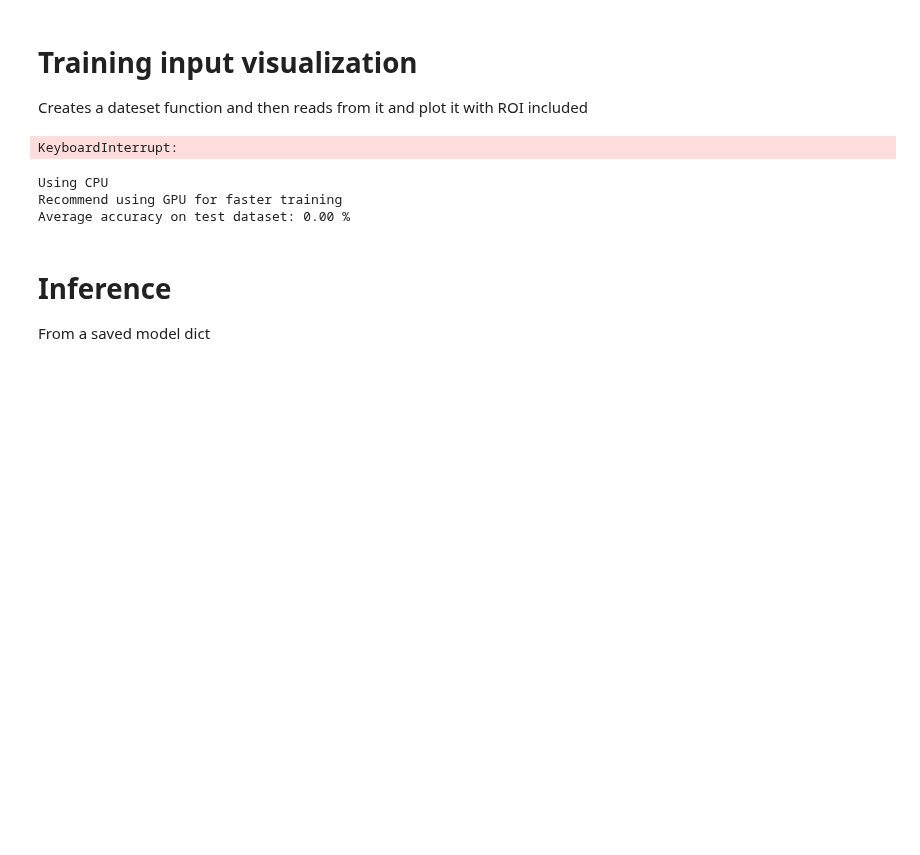
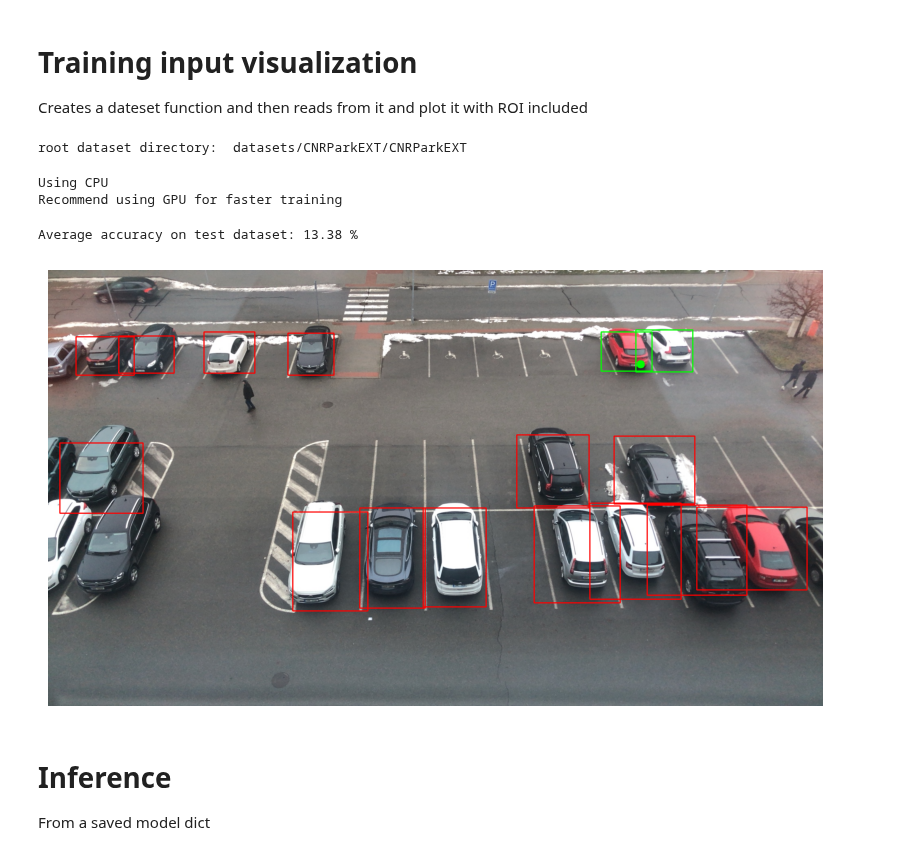
Before and after one commit to Eighonet/parking-research, a Jupyter notebook: Models/inference.ipynb, the cells around one changed output. Cells and saved outputs as stored; diff of their text form; code cells hidden in the pictures; blank space fills up the shorter version.

```diff
--- a/Models/inference.ipynb
+++ b/Models/inference.ipynb
@@ -37,50 +37,53 @@ Creates a dateset function and then reads from it and plot it with ROI included
 # %%
 from baselines.utils.process_data import get_dataframe
 
-get_dataframe("datasets/PKLot")
+get_dataframe("datasets/CNRParkEXT")
 # %% [output]
-KeyboardInterrupt:
+root dataset directory:  datasets/CNRParkEXT/CNRParkEXT
 # %%
 from baselines.utils.inter_utils import *
 from baselines.intersection_based.inter_models import *
 from baselines.utils.common_utils import seed_everything, get_device
 import pandas as pd
 import warnings
+import argparse
+
 
 warnings.filterwarnings("ignore")
 device = get_device()
 
 dataset = "T10LOT"
 
 dataset_path = os.path.join("datasets/"+dataset, dataset)
 model = get_model(retinanet_mobilenet_params)
-load_model(model, device, "Saved_Models/retinanet_mobilenet/state_dict_100.pth")
+load_model(model, device, "Saved_Models/state_dict_100.pth")
 model.to(device);
 
 DIR_INPUT = os.path.join(dataset_path, 'splitted_images')
 DIR_TEST = f'{DIR_INPUT}/test'
 dataframe = pd.read_csv("datasets/"+str(dataset)+"/"+str(dataset)+"/"+str(dataset)+"_dataframe.csv")
 
 test_df = get_testDataframe(dataframe)
 
 # dataloaders
 test_dataset = ParkDataset(test_df, DIR_TEST, get_valid_transform())
 
 # Make a testing DataLoader
 test_data_loader = DataLoader(
     test_dataset,
     shuffle=False,
     #num_workers=4,
     collate_fn=collate_fn
 )
 #show_from_dataset(2, test_data_loader)
-acc_list = test_model(model, test_data_loader, 0.5)
+acc_list = test_model(model, test_data_loader, 0.8, 6)
 avg_acc = sum(acc_list) / len(acc_list)
 print("Average accuracy on test dataset: %0.2f %%" %(avg_acc*100))
 # %% [output]
 Using CPU
 Recommend using GPU for faster training
-Average accuracy on test dataset: 0.00 %
+Average accuracy on test dataset: 13.38 %
+[figure, added]
 # %% [markdown]
 # Inference
 From a saved model dict
```
Also changed, not shown: 2 other files.
